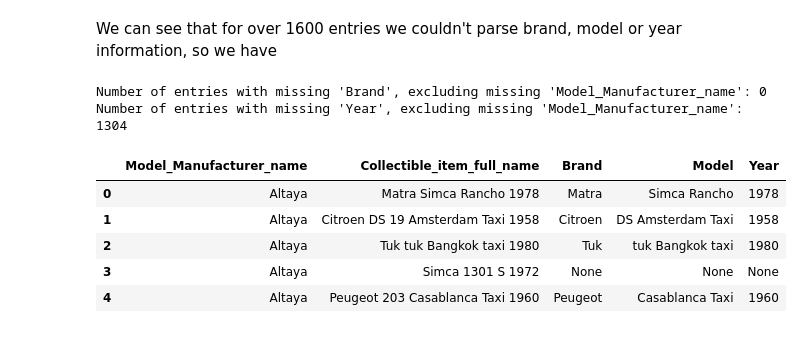
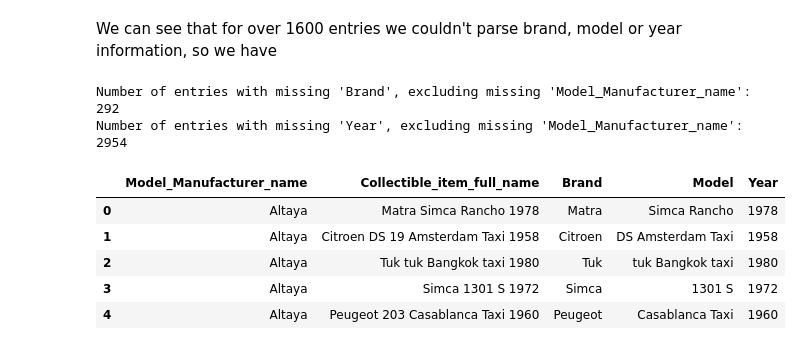
Before and after one commit to 5rusenko/Cars_catalogue_kaggle, a Jupyter notebook: cars-catalogue-final.ipynb, the cells around one changed output. Cells and saved outputs as stored; diff of their text form; code cells hidden in the pictures.

Commit message:
Kaggle Notebook | Cars_catalogue_FInal | Version 6

```diff
--- a/cars-catalogue-final.ipynb
+++ b/cars-catalogue-final.ipynb
@@ -282,64 +288,62 @@ data = pd.read_excel('/kaggle/input/cars-catalogue-main-raw/Cars catalogue Main_
 
 # Function to extract brand, model, and year, with enhanced regex
 def extract_info_improved(text):
-    # Normalize the text by removing known noise patterns
+    # Normalize the text by removing known noise patterns and handling edge cases
     text = str(text)
     text = re.sub(r'\s+\(.*?\)', '', text)  # Remove any content inside parentheses
     text = re.sub(r'\s-\s.*', '', text)     # Remove descriptions after a dash
     text = re.sub(r"\b(?<!\d)(?!\d{4})\d+\b", "", text)  # Remove isolated numbers that are not part of a four-digit year
+    text = text.replace(',', '')  # Remove commas that might be used as separators
 
     # Enhanced regex pattern to handle various cases
     pattern = (
-        r'^(?P<Brand>[A-Za-z]+)'             # Capture the brand as alphabetical characters at the start
-        r'(?P<Model>[^\d]*?)'                # Capture the model as non-digit characters following the brand
-        r'(?P<Year>\d{4})?$'                 # Optionally capture a four-digit year at the end, if present
+        r'^(?P<Brand>\D+?)'             # Capture the brand as non-digit characters at the start
+        r'\s+(?P<Model>.*?)'            # Capture the model which might include numbers
+        r'(\s+(?P<Year>\d{4}))?$'       # Optionally capture a four-digit year at the end
     )
     match = re.match(pattern, text)
     if match:
         brand = match.group('Brand').strip()
         model = match.group('Model').strip()
-        year = match.group('Year') if match.group('Year') and len(match.group('Year')) == 4 else None
+        year = match.group('Year') if match.group('Year') else None
         return brand, model, year
     return None, None, None
 
 # Process each item, reshape data
 reshaped_rows = []
 for col in data.columns:
     manufacturer_name = col.split('_')[0]
     for item in data[col]:
         if pd.notna(item):
             brand, model, year = extract_info_improved(item)
             reshaped_rows.append({
                 'Model_Manufacturer_name': manufacturer_name,
                 'Collectible_item_full_name': item,
                 'Brand': brand, 'Model': model, 'Year': year
             })
 
 # Convert reshaped_rows into a DataFrame
 reshaped_data = pd.DataFrame(reshaped_rows)
 
-# Filter for valid entries where 'Brand' and 'Model_Manufacturer_name' are not missing
-valid_data = reshaped_data[reshaped_data['Brand'].notna()]
+# Filter for valid entries where 'Model_Manufacturer_name' is not empty
+valid_data = reshaped_data[reshaped_data['Model_Manufacturer_name'].notna()]
 
-# Count and print missing 'Brand' values excluding missing 'Model_Manufacturer_name'
-missing_brands_count = valid_data['Brand'].isnull().sum()
+# Count and print missing 'Brand' and 'Year' values excluding missing 'Model_Manufacturer_name'
+missing_brands_count = valid_data[valid_data['Brand'].isnull()].shape[0]
+missing_years_count = valid_data[valid_data['Year'].isnull()].shape[0]
 print(f"Number of entries with missing 'Brand', excluding missing 'Model_Manufacturer_name': {missing_brands_count}")
-
-# Count and print missing 'Year' values excluding missing 'Model_Manufacturer_name'
-missing_years_count = valid_data[valid_data['Year'].isnull() & valid_data['Model_Manufacturer_name'].notna()].shape[0]
 print(f"Number of entries with missing 'Year', excluding missing 'Model_Manufacturer_name': {missing_years_count}")
 
-
 # Convert to DataFrame, export, and display
-output_filename = '/kaggle/working/cleaned_cars_catalogue_v2.3.3.xlsx'
-reshaped_data.to_excel(output_filename, index=False)
+#output_filename = '/kaggle/working/cleaned_cars_catalogue_v3.xlsx'
+#reshaped_data.to_excel(output_filename, index=False)
 display(reshaped_data.head())
 # %% [output]
-Number of entries with missing 'Brand', excluding missing 'Model_Manufacturer_name': 0
-Number of entries with missing 'Year', excluding missing 'Model_Manufacturer_name': 1304
+Number of entries with missing 'Brand', excluding missing 'Model_Manufacturer_name': 292
+Number of entries with missing 'Year', excluding missing 'Model_Manufacturer_name': 2954
 |  | Model_Manufacturer_name | Collectible_item_full_name | Brand | Model | Year |
 | 0 | Altaya | Matra Simca Rancho 1978 | Matra | Simca Rancho | 1978 |
 | 1 | Altaya | Citroen DS 19 Amsterdam Taxi 1958 | Citroen | DS Amsterdam Taxi | 1958 |
 | 2 | Altaya | Tuk tuk Bangkok taxi 1980 | Tuk | tuk Bangkok taxi | 1980 |
-| 3 | Altaya | Simca 1301 S 1972 | None | None | None |
+| 3 | Altaya | Simca 1301 S 1972 | Simca | 1301 S | 1972 |
 | 4 | Altaya | Peugeot 203 Casablanca Taxi 1960 | Peugeot | Casablanca Taxi | 1960 |
```
Also changed, not shown: parts of 14 cells of this notebook.
